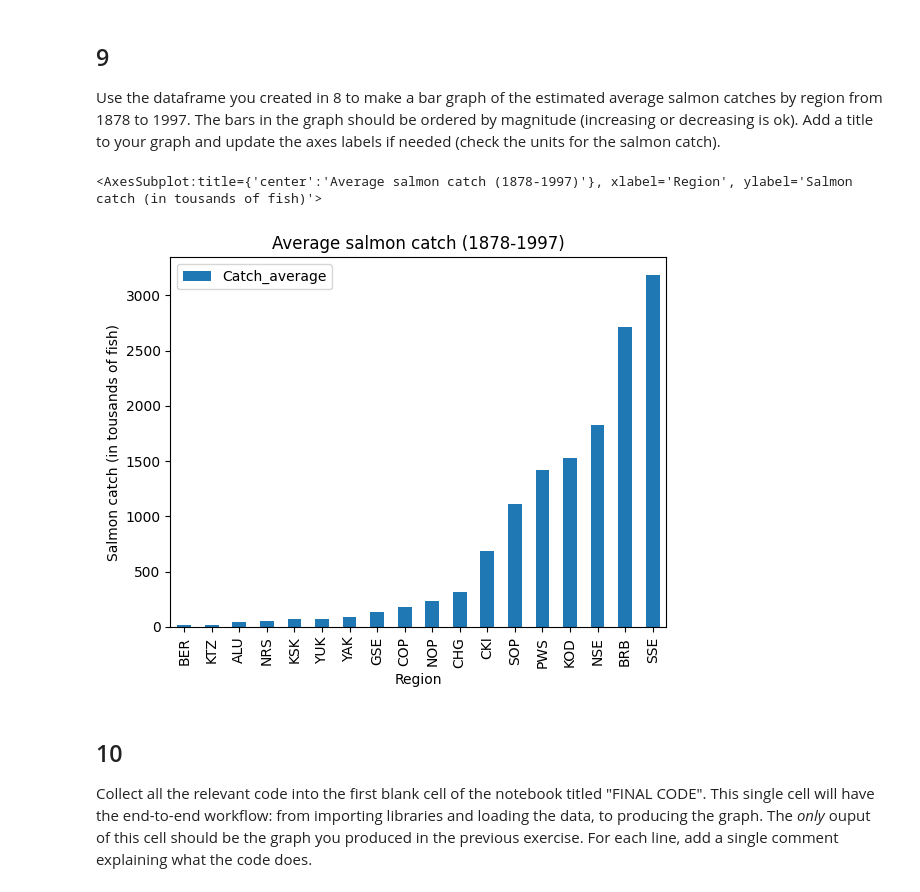
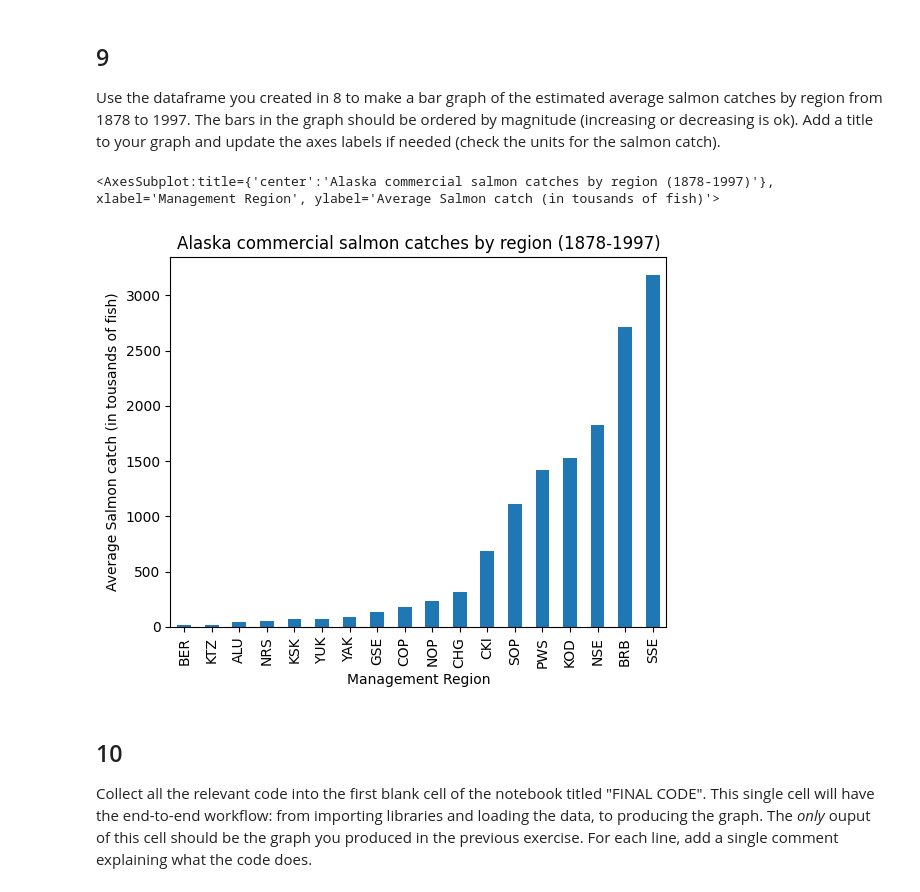
Before and after one commit to oksanaprotsukha/eds220-hwk-2, a Jupyter notebook: hwk2-task3-salmon.ipynb, the cells around one changed output. Saved outputs shown, nothing was run; the diff lists cells and outputs as text; code cells hidden in the pictures.

```diff
--- a/hwk2-task3-salmon.ipynb
+++ b/hwk2-task3-salmon.ipynb
@@ -212,15 +255,16 @@ Use the dataframe you created in 8 to make a bar graph of the estimated average
 # %%
 # make a bar graph of the estimated average salmon catches by region from 1878 to 1997
 catch_avg.sort_values(by = 'Catch_average').plot(
     kind = 'bar',
     y='Catch_average',
-    title = 'Average salmon catch (1878-1997)',
-    xlabel = 'Region',
-    ylabel = 'Salmon catch (in tousands of fish)'
+    title = 'Alaska commercial salmon catches by region (1878-1997)',
+    xlabel = 'Management Region',
+    ylabel = 'Average Salmon catch (in tousands of fish)',
+    legend = False
 )
 # %% [output]
-<AxesSubplot:title={'center':'Average salmon catch (1878-1997)'}, xlabel='Region', ylabel='Salmon catch (in tousands of fish)'>
+<AxesSubplot:title={'center':'Alaska commercial salmon catches by region (1878-1997)'}, xlabel='Management Region', ylabel='Average Salmon catch (in tousands of fish)'>
-[figure, old version]
+[figure, new version]
 # %% [markdown]
 ## 10
 
```
Also changed, not shown: parts of 2 cells of this notebook.
